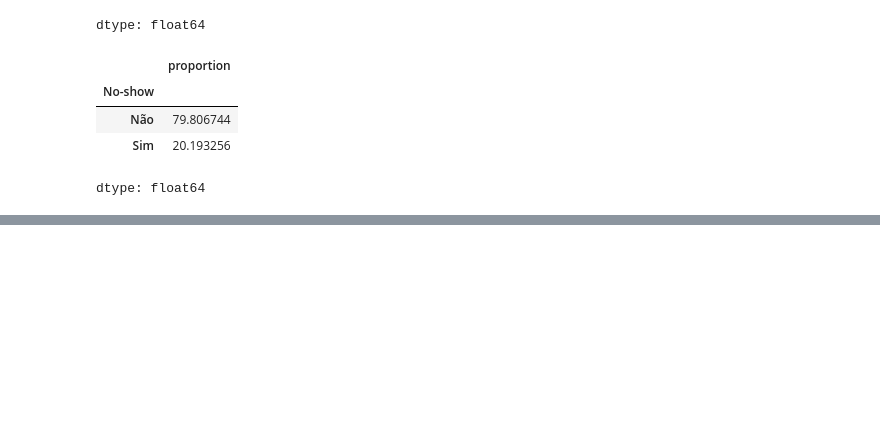
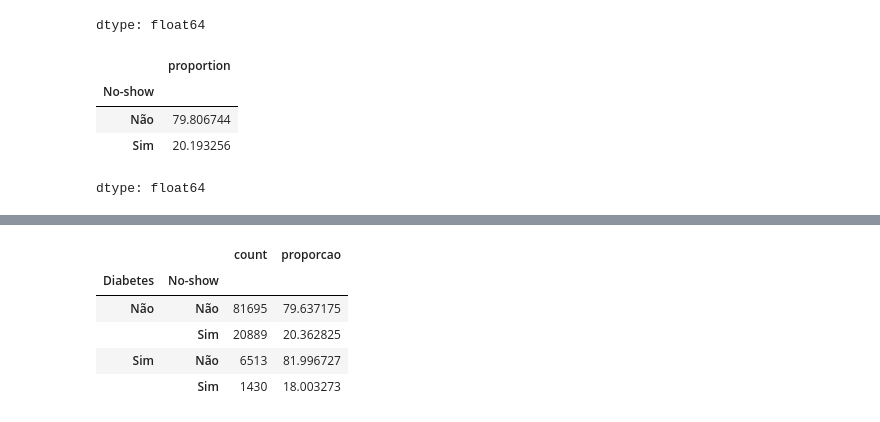
Before and after one commit to lucasmeirellesmachado/CDIA-Estatistica_II, a Jupyter notebook: Atividade_Classificação.ipynb, the cells around one changed output, grey strips where cells are left out. Cells and saved outputs as stored; diff of their text form; code cells hidden in the pictures; blank space fills up the shorter version.

```diff
--- a/Atividade_Classificação.ipynb
+++ b/Atividade_Classificação.ipynb
@@ -223,0 +254,19 @@ memory usage: 11.8+ MB
+# %%
+# Proporção de pacientes diabéticos que faltaram nos atendimentos
+
+# Contagem por grupo
+prop_diab = base.groupby(['Diabetes', 'No-show']).agg({
+    'Diabetes': 'count'
+}).rename(columns={'Diabetes': 'count'})
+
+# Normalizando por grupo (proporção dentro de cada grupo de 'Diabetes')
+prop_diab['proporcao'] = prop_diab.groupby(level=0)['count'].transform(lambda x: x / x.sum() * 100)
+# %%
+prop_diab
+# %% [output]
+|  |  | count | proporcao |
+| Diabetes | No-show |  |  |
+| Não | Não | 81695 | 79.637175 |
+|  | Sim | 20889 | 20.362825 |
+| Sim | Não | 6513 | 81.996727 |
+|  | Sim | 1430 | 18.003273 |
```
Also changed, not shown: parts of 38 cells of this notebook.
